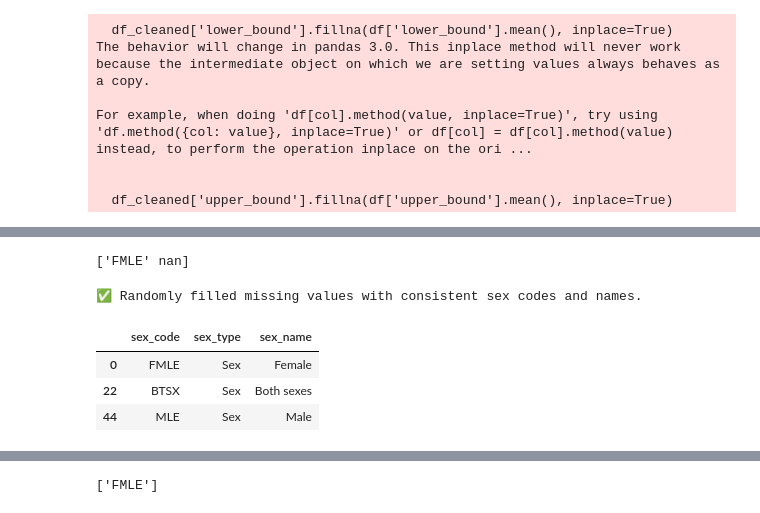
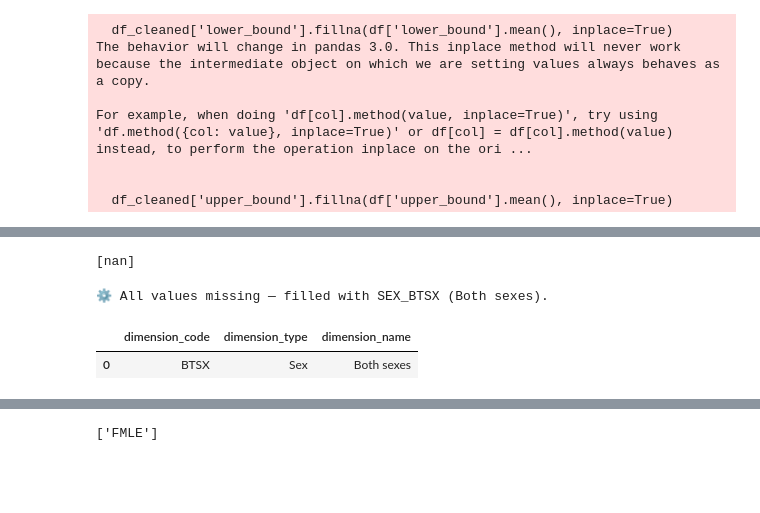
Before and after one commit to Penny-00/RenewedCare, a Jupyter notebook: data/scripts/malaria.ipynb, the cells around one changed output, grey strips where cells are left out. Saved outputs shown, nothing was run; the diff lists cells and outputs as text; code cells hidden in the pictures; blank space fills up the shorter version.

```diff
--- a/data/scripts/malaria.ipynb
+++ b/data/scripts/malaria.ipynb
@@ -52,8 +52,8 @@ df = df.drop(index=0).reset_index(drop=True)
 df.columns = [
     "indicator_code", "indicator_name", "indicator_url", "year",
     "start_year", "end_year", "region_code", "region_name",
-    "country_code", "country_name", "sex_type", "sex_code",
-    "sex_name", "numeric", "value", "lower_bound", "upper_bound"
+    "country_code", "country_name", "dimension_type", "dimension_code",
+    "dimension_name", "numeric", "value", "lower_bound", "upper_bound"
 ]
 
 # ✅ Verify the rename
@@ -95,7 +95,7 @@ upper_bound    69
 dtype: int64
 # %%
 # ---Drop unwanted columns ---
-columns_to_drop = ['indicator_url', 'region_code', 'region_name', 'country_code', 'country_name']
+columns_to_drop = ['indicator_url', 'region_code', 'region_name', 'country_code', 'country_name', 'lower_bound', 'upper_bound']
 df_cleaned = df.drop(columns=columns_to_drop, errors='ignore')
 
 print("\nColumns after dropping:")
@@ -136,6 +126,6 @@ df['upper_bound'] = pd.to_numeric(df['upper_bound'], errors='coerce')
 # %%
-df_cleaned['lower_bound'].fillna(df['lower_bound'].mean(), inplace=True)
-df_cleaned['upper_bound'].fillna(df['upper_bound'].mean(), inplace=True)
+#df_cleaned['lower_bound'].fillna(df['lower_bound'].mean(), inplace=True)
+#df_cleaned['upper_bound'].fillna(df['upper_bound'].mean(), inplace=True)
 # %% [output]
 The behavior will change in pandas 3.0. This inplace method will never work because the intermediate object on which we are setting values always behaves as a copy.
 
@@ -161,51 +151,49 @@ display(df_cleaned.head())
 # %%
 # Replace long-form values with shorter codes
-df_cleaned['sex_code'] = df_cleaned['sex_code'].replace({
+df_cleaned['dimension_code'] = df_cleaned['dimension_code'].replace({
     'SEX_BTSX': 'BTSX',
     'SEX_MLE': 'MLE',
     'SEX_FMLE': 'FMLE'
 })
 
 # Confirm it worked
-print(df_cleaned['sex_code'].unique())
+print(df_cleaned['dimension_code'].unique())
 # %% [output]
-['FMLE' nan]
+[nan]
 # %%
 # define mapping
 sex_mapping = {
     'BTSX': 'Both sexes',
     'MLE': 'Male',
     'FMLE': 'Female'
 }
 codes = list(sex_mapping.keys())
 
 # check if all values are NaN
-if df_cleaned['sex_code'].isna().all():
+if df_cleaned['dimension_code'].isna().all():
     # Case 2: All missing — fill everything with BTSX
-    df_cleaned['sex_code'] = 'FMLE'
-    df_cleaned['sex_name'] = 'Female'
-    df_cleaned['sex_type'] = 'Sex'
+    df_cleaned['dimension_code'] = 'BTSX'
+    df_cleaned['dimension_name'] = 'Both sexes'
+    df_cleaned['dimension_type'] = 'Sex'
     print("⚙️ All values missing — filled with SEX_BTSX (Both sexes).")
 
 else:
     # Case 1: Some missing — fill randomly
     np.random.seed(42)  # reproducible random assignment
-    mask_missing = df_cleaned['sex_code'].isna()
-    df_cleaned.loc[mask_missing, 'sex_code'] = np.random.choice(codes, size=mask_missing.sum())
+    mask_missing = df_cleaned['dimension_code'].isna()
+    df_cleaned.loc[mask_missing, 'dimension_code'] = np.random.choice(codes, size=mask_missing.sum())
 
     # Map names and type
-    df_cleaned['sex_name'] = df_cleaned['sex_code'].map(sex_mapping)
-    df_cleaned['sex_type'] = 'Sex'
+    df_cleaned['dimension_name'] = df_cleaned['dimension_code'].map(sex_mapping)
+    df_cleaned['dimension_type'] = 'Sex'
     print("✅ Randomly filled missing values with consistent sex codes and names.")
 
 # Verify
-display(df_cleaned[['sex_code', 'sex_type', 'sex_name']].drop_duplicates())
+display(df_cleaned[['dimension_code', 'dimension_type', 'dimension_name']].drop_duplicates())
 # %% [output]
-✅ Randomly filled missing values with consistent sex codes and names.
+⚙️ All values missing — filled with SEX_BTSX (Both sexes).
-|  | sex_code | sex_type | sex_name |
-| 0 | FMLE | Sex | Female |
-| 22 | BTSX | Sex | Both sexes |
-| 44 | MLE | Sex | Male |
+|  | dimension_code | dimension_type | dimension_name |
+| 0 | BTSX | Sex | Both sexes |
 # %%
 display(df_cleaned.head())
 # %% [output]
```
Also changed, not shown: parts of 16 cells of this notebook, 33 other files.
